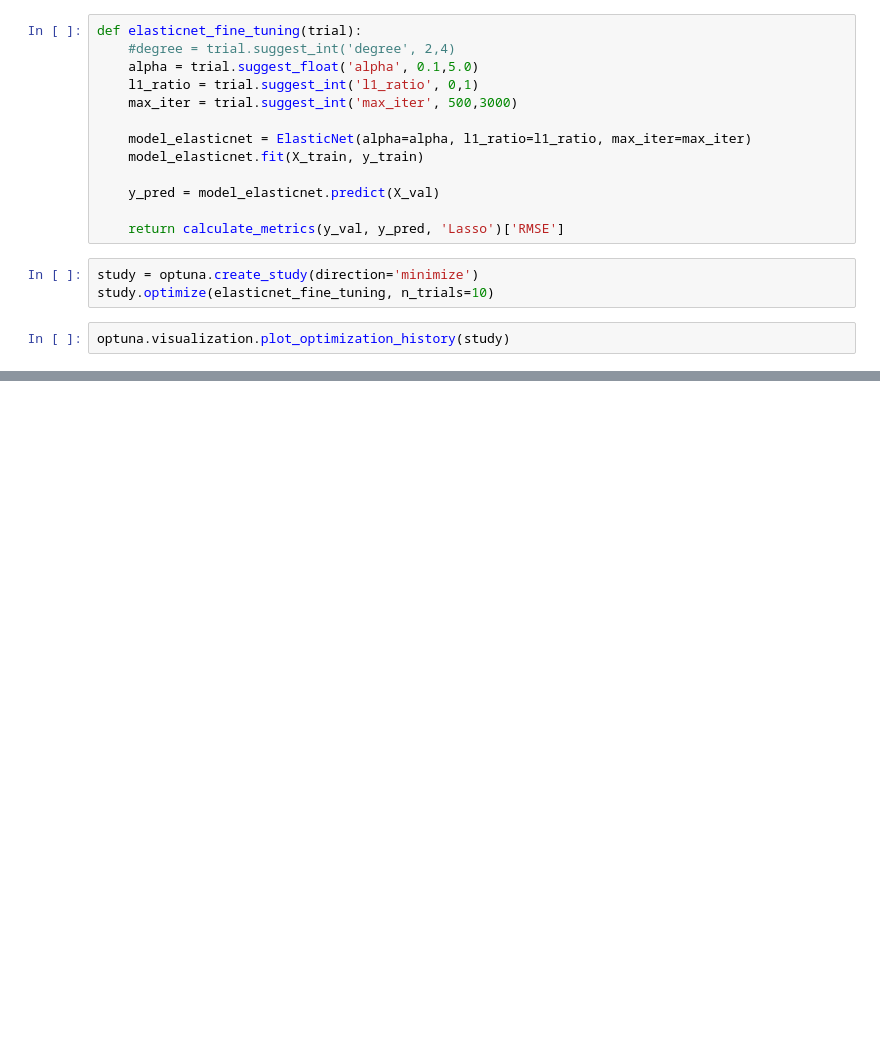
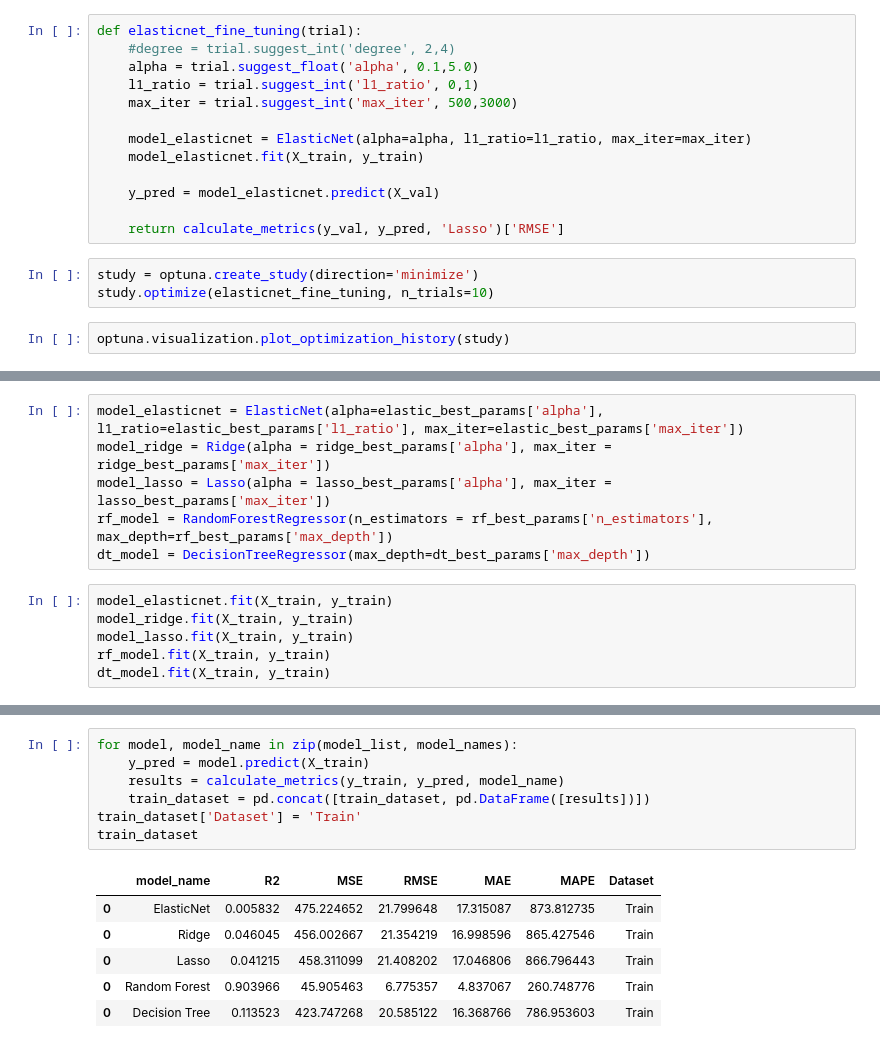
Before and after one commit to Thalesh7991/ensaios-algoritmos-ml, a Jupyter notebook: notebooks/Regressao/Ensaio_Regressao.ipynb, the cells around one changed output, grey strips where cells are left out. Drawn from its saved outputs; the diff is of its cells as text; blank space fills up the shorter version.

```diff
--- a/notebooks/Regressao/Ensaio_Regressao.ipynb
+++ b/notebooks/Regressao/Ensaio_Regressao.ipynb
@@ -218,0 +222,12 @@ elastic_best_params
+# %%
+model_elasticnet = ElasticNet(alpha=elastic_best_params['alpha'], l1_ratio=elastic_best_params['l1_ratio'], max_iter=elastic_best_params['max_iter'])
+model_ridge = Ridge(alpha = ridge_best_params['alpha'], max_iter = ridge_best_params['max_iter'])
+model_lasso = Lasso(alpha = lasso_best_params['alpha'], max_iter = lasso_best_params['max_iter'])
+rf_model = RandomForestRegressor(n_estimators = rf_best_params['n_estimators'], max_depth=rf_best_params['max_depth'])
+dt_model = DecisionTreeRegressor(max_depth=dt_best_params['max_depth'])
+# %%
+model_elasticnet.fit(X_train, y_train)
+model_ridge.fit(X_train, y_train)
+model_lasso.fit(X_train, y_train)
+rf_model.fit(X_train, y_train)
+dt_model.fit(X_train, y_train)
@@ -218,0 +244,14 @@ elastic_best_params
+# %%
+for model, model_name in zip(model_list, model_names):
+    y_pred = model.predict(X_train)
+    results = calculate_metrics(y_train, y_pred, model_name)
+    train_dataset = pd.concat([train_dataset, pd.DataFrame([results])])
+train_dataset['Dataset'] = 'Train'
+train_dataset
+# %% [output]
+|  | model_name | R2 | MSE | RMSE | MAE | MAPE | Dataset |
+| 0 | ElasticNet | 0.005832 | 475.224652 | 21.799648 | 17.315087 | 873.812735 | Train |
+| 0 | Ridge | 0.046045 | 456.002667 | 21.354219 | 16.998596 | 865.427546 | Train |
+| 0 | Lasso | 0.041215 | 458.311099 | 21.408202 | 17.046806 | 866.796443 | Train |
+| 0 | Random Forest | 0.903966 | 45.905463 | 6.775357 | 4.837067 | 260.748776 | Train |
+| 0 | Decision Tree | 0.113523 | 423.747268 | 20.585122 | 16.368766 | 786.953603 | Train |
```
Also changed, not shown: parts of 20 cells of this notebook.
